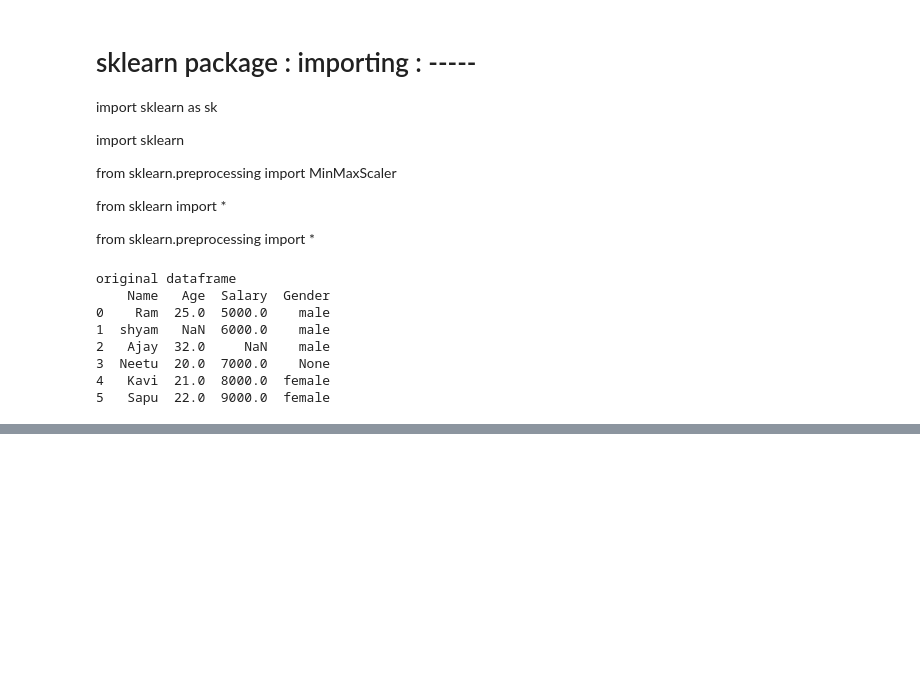
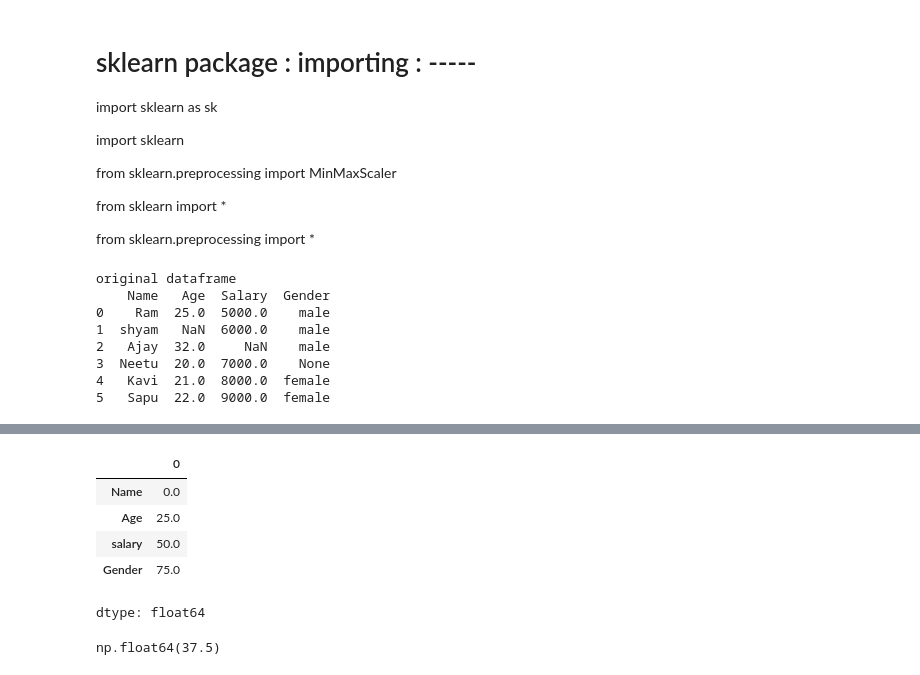
Before and after one commit to anjali801/Data-science-45-internship, a Jupyter notebook: Day22.ipynb, the cells around one changed output, grey strips where cells are left out. Cells and saved outputs as stored; diff of their text form; code cells hidden in the pictures; blank space fills up the shorter version.

```diff
--- a/Day22.ipynb
+++ b/Day22.ipynb
@@ -141,0 +194,13 @@ original dataframe
+# %%
+(df.isnull().sum()/df.shape[0]) * 100
+# %% [output]
+|  | 0 |
+| Name | 0.0 |
+| Age | 25.0 |
+| salary | 50.0 |
+| Gender | 75.0 |
+dtype: float64
+# %%
+(df.isnull().sum().sum() / (df.shape[0] * df.shape[1])) * 100
+# %% [output]
+np.float64(37.5)
```
Also changed, not shown: parts of 9 cells of this notebook.
